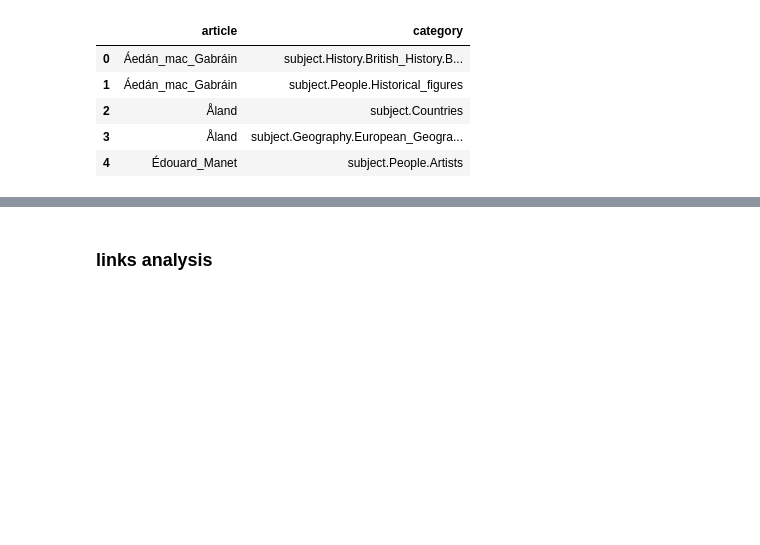
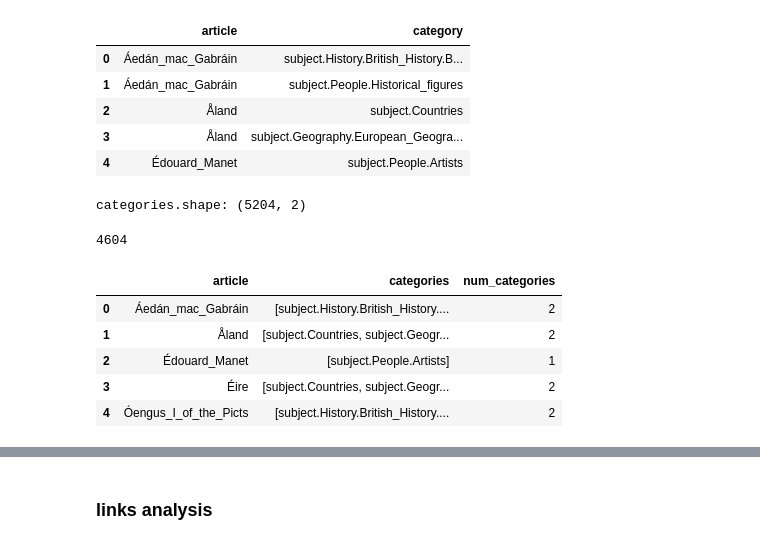
Before and after one commit to epfl-ada/ada-2024-project-genshinstart, a Jupyter notebook: results.ipynb, the cells around one changed output, grey strips where cells are left out. Saved outputs shown, nothing was run; the diff lists cells and outputs as text; code cells hidden in the pictures; blank space fills up the shorter version.

Commit message:
Analyzed the articles and categories parts

```diff
--- a/results.ipynb
+++ b/results.ipynb
@@ -24,12 +88,12 @@ articles.head()
 # %%
-catagories = pd.read_csv('data/wikispeedia_paths-and-graph/categories.tsv',
+categories = pd.read_csv('data/wikispeedia_paths-and-graph/categories.tsv',
                         sep='\t',
                         comment='#',
                         header=None,
                         names=['article', 'category'])
 # unquote
-catagories = catagories.map(unquote)
-catagories.head()
+categories = categories.map(unquote)
+categories.head()
 # %% [output]
 |  | article | category |
 | 0 | Áedán_mac_Gabráin | subject.History.British_History.B... |
@@ -37,3 +101,29 @@ catagories.head()
 | 2 | Åland | subject.Countries |
 | 3 | Åland | subject.Geography.European_Geogra... |
 | 4 | Édouard_Manet | subject.People.Artists |
+# %%
+# print the shape
+print(f'categories.shape: {categories.shape}')
+# %% [output]
+categories.shape: (5204, 2)
+# %%
+# Use a list to store the categories for each article
+# and calculate the number of categories
+articles_categories = pd.DataFrame(articles, columns=['article'])
+
+category_dict = categories.groupby('article')['category'].apply(list).to_dict()
+articles_categories['categories'] = articles_categories['article'].map(category_dict).apply(lambda x: x if isinstance(x, list) else [])
+articles_categories['num_categories'] = articles_categories['categories'].apply(len)
+
+len(articles_categories)
+# %% [output]
+4604
+# %%
+articles_categories.head()
+# %% [output]
+|  | article | categories | num_categories |
+| 0 | Áedán_mac_Gabráin | [subject.History.British_History.... | 2 |
+| 1 | Åland | [subject.Countries, subject.Geogr... | 2 |
+| 2 | Édouard_Manet | [subject.People.Artists] | 1 |
+| 3 | Éire | [subject.Countries, subject.Geogr... | 2 |
+| 4 | Óengus_I_of_the_Picts | [subject.History.British_History.... | 2 |
```
Also changed, not shown: parts of 14 cells of this notebook.
